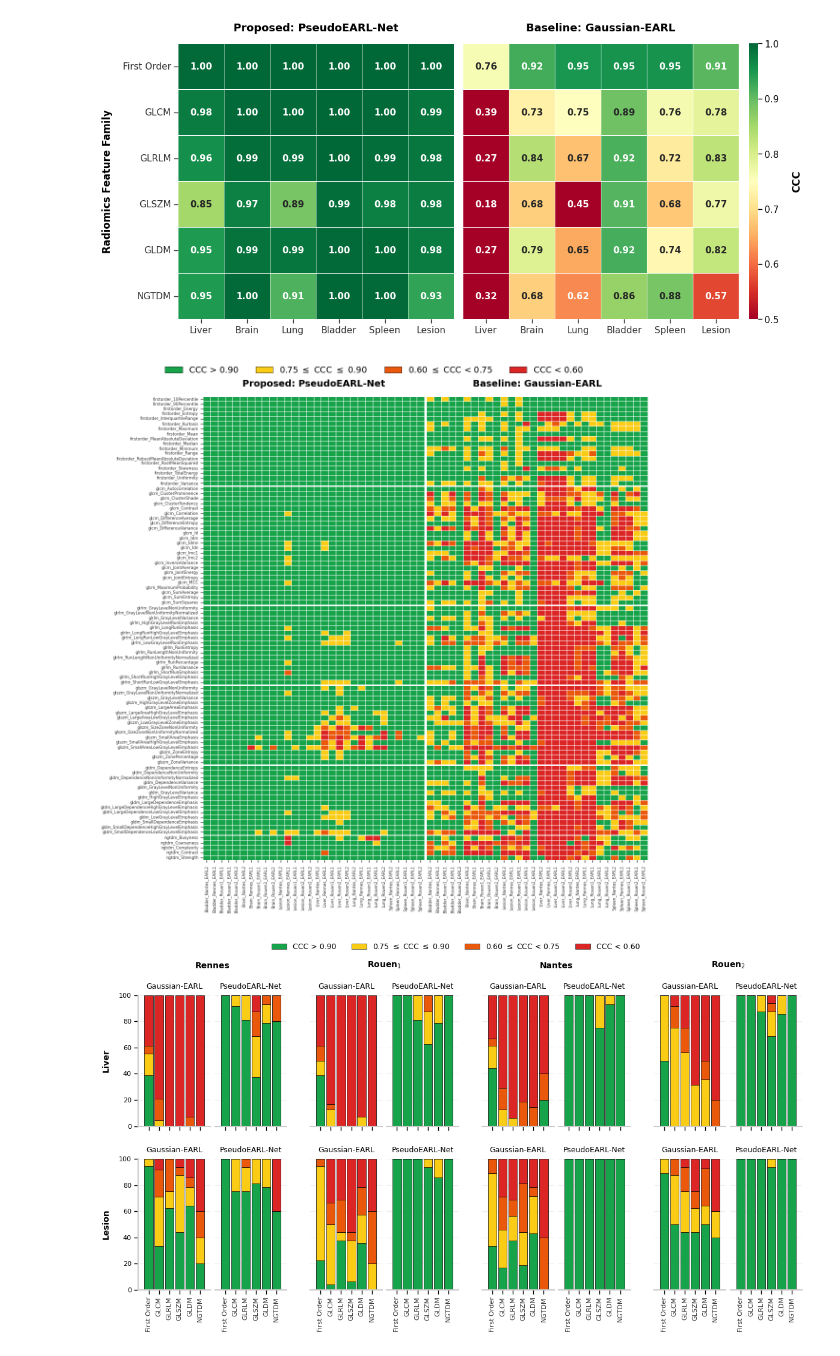
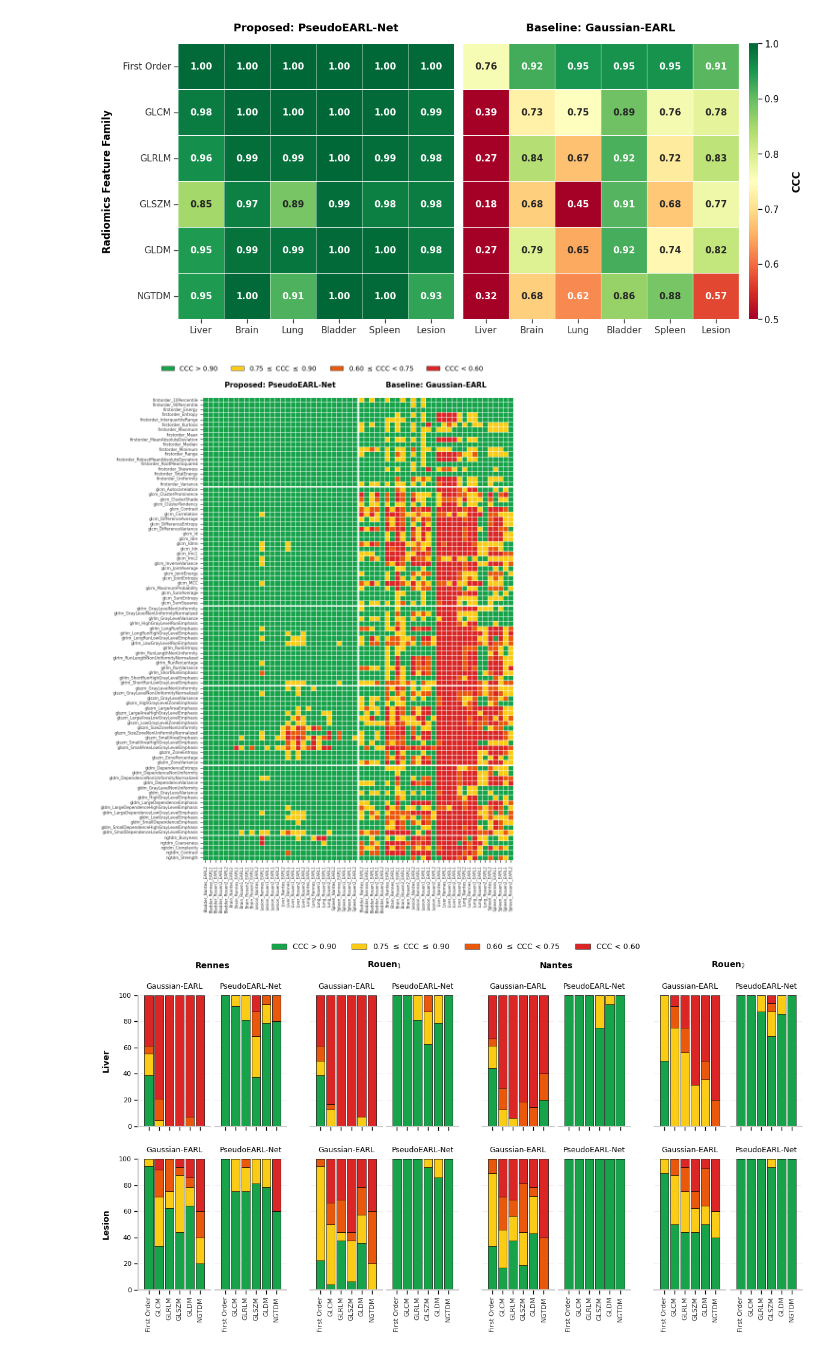
Before and after one commit to Arksyd96/federated-pet-harmonization, a Jupyter notebook: notebooks/pet_earl_translation_evaluation.ipynb, the cells around one changed output. Cells and saved outputs as stored; diff of their text form; code cells hidden in the pictures.

```diff
--- a/notebooks/pet_earl_translation_evaluation.ipynb
+++ b/notebooks/pet_earl_translation_evaluation.ipynb
@@ -3077,7 +3312,8 @@ def plot_dual_comprehensive_heatmap(matrices_dict,
                                     wspace_val=0.03,
                                     label_fontsize=9,
                                     title_fontsize=14,
-                                    show_annotations=False):
+                                    show_annotations=False,
+                                    save_path=None):
 
     plt.style.use('default')
 
@@ -3161,20 +3397,26 @@ def plot_dual_comprehensive_heatmap(matrices_dict,
                ncol=4, frameon=False, fontsize=title_fontsize - 1)
 
     plt.subplots_adjust(bottom=0.18, top=0.91, left=0.20, right=0.98)
+
+    if save_path is not None:
+        plt.savefig(save_path, dpi=300, bbox_inches='tight')
+
     plt.show()
 
 ccc_matrices = fetch_comprehensive_dual_heatmap_data(master_df)
-
-plot_dual_comprehensive_heatmap(
-    ccc_matrices,
-    cell_width=0.1,
-    cell_height=0.1,
-    gap_between_families=0.01,
-    wspace_val=0.01,
-    label_fontsize=6
-)
-# %% [output]
-[figure, removed]
+# %%
+plot_dual_comprehensive_heatmap(
+    ccc_matrices,
+    cell_width=0.04,
+    cell_height=0.1,
+    gap_between_families=0.01,
+    wspace_val=0.01,
+    label_fontsize=6,
+    title_fontsize=11,
+    save_path="full_radiomics_ccc_dual_heatmap.svg"
+)
+# %% [output]
+[figure, added]
 # %%
 import numpy as np
 import pandas as pd
```
Also changed, not shown: parts of 4 cells of this notebook, 9 other files.
